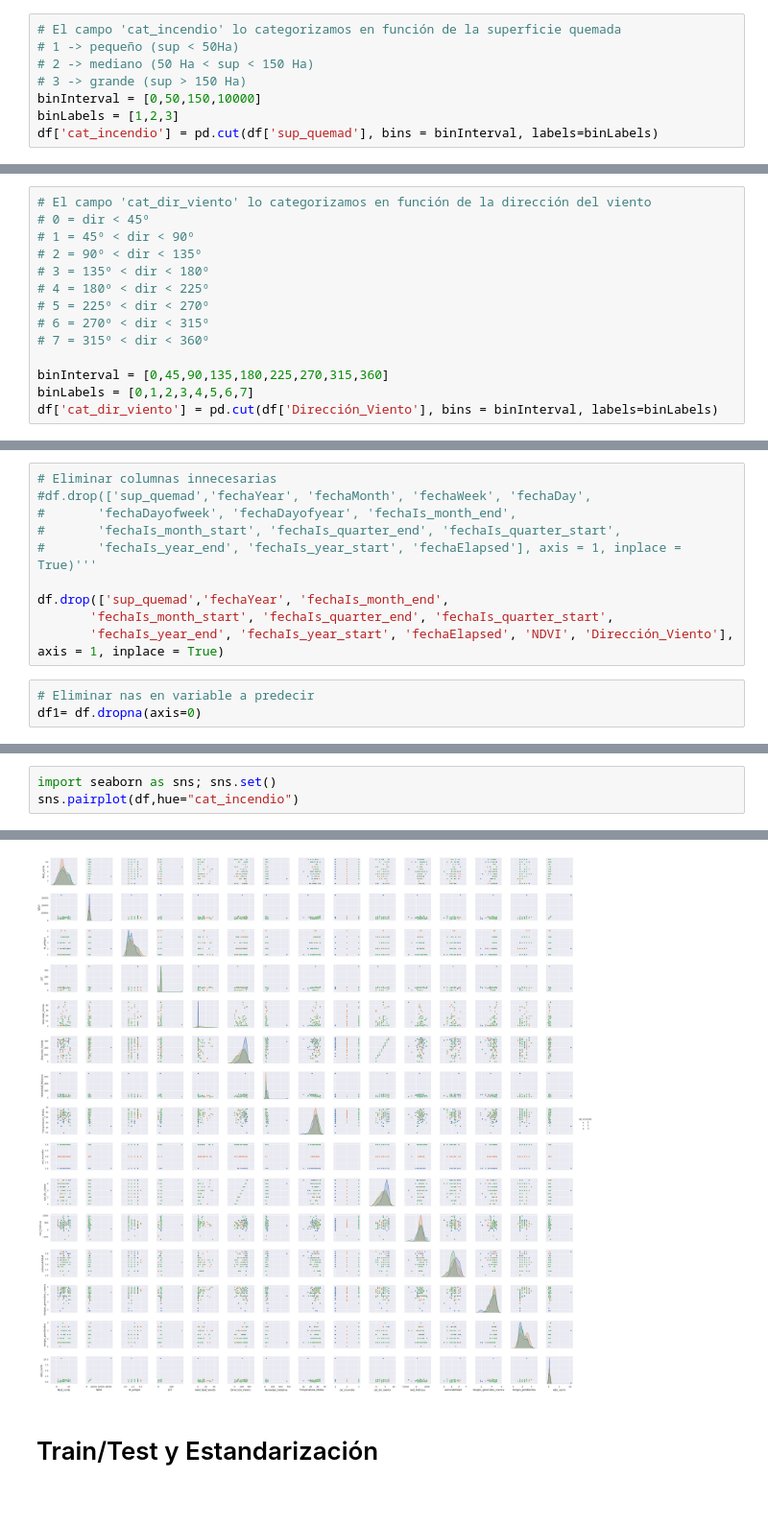
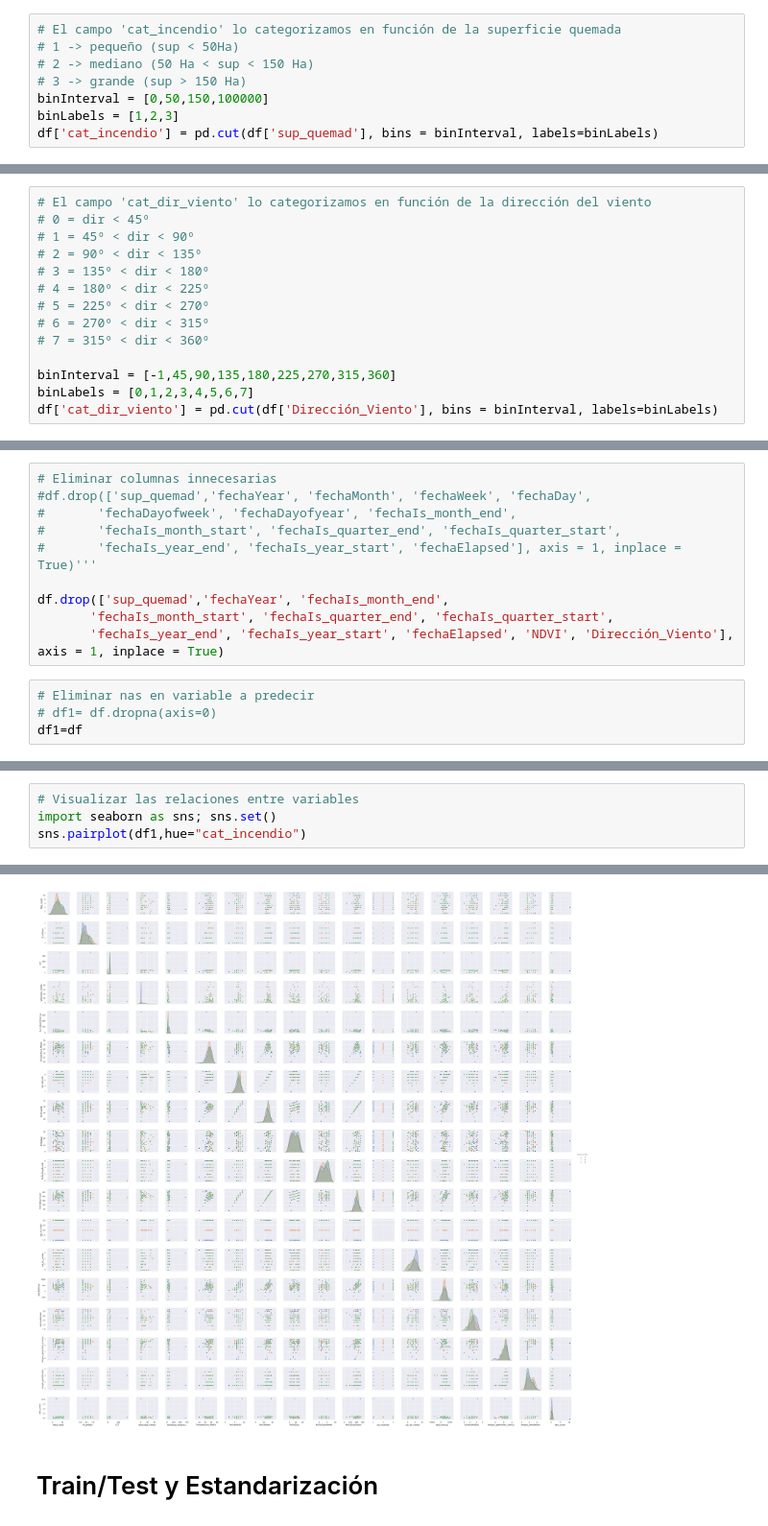
Before and after one commit to fire-classifying/fireclass, a Jupyter notebook: Proyecto_Incendios_v_1.ipynb, the cells around one changed output, grey strips where cells are left out. Shown at 96% size. Drawn from its saved outputs; the diff is of its cells as text.

```diff
--- a/Proyecto_Incendios_v_1.ipynb
+++ b/Proyecto_Incendios_v_1.ipynb
@@ -200,6 +198,6 @@ TypeError: ignored
 # 1 -> pequeño (sup < 50Ha)
 # 2 -> mediano (50 Ha < sup < 150 Ha)
 # 3 -> grande (sup > 150 Ha)
-binInterval = [0,50,150,10000]
+binInterval = [0,50,150,100000]
 binLabels = [1,2,3]
 df['cat_incendio'] = pd.cut(df['sup_quemad'], bins = binInterval, labels=binLabels)
@@ -222,7 +212,7 @@ df[df.isna().any(axis=1)]
 # 6 = 270º < dir < 315º
 # 7 = 315º < dir < 360º
 
-binInterval = [0,45,90,135,180,225,270,315,360]
+binInterval = [-1,45,90,135,180,225,270,315,360]
 binLabels = [0,1,2,3,4,5,6,7]
 df['cat_dir_viento'] = pd.cut(df['Dirección_Viento'], bins = binInterval, labels=binLabels)
 # %%
@@ -297,7 +285,8 @@ df.drop(['sup_quemad','fechaYear', 'fechaIs_month_end',
        'fechaIs_year_end', 'fechaIs_year_start', 'fechaElapsed', 'NDVI', 'Dirección_Viento'], axis = 1, inplace = True)
 # %%
 # Eliminar nas en variable a predecir
-df1= df.dropna(axis=0)
+# df1= df.dropna(axis=0)
+df1=df
 # %%
 df1.head()
 # %% [output]
@@ -357,8 +319,9 @@ Name: cat_dir_viento, Length: 106, dtype: object
 # %%
+# Visualizar las relaciones entre variables
 import seaborn as sns; sns.set()
-sns.pairplot(df,hue="cat_incendio")
+sns.pairplot(df1,hue="cat_incendio")
 # %% [output]
 <seaborn.axisgrid.PairGrid at 0x...>
-[figure, old version]
+[figure, new version]
 # %% [markdown]
 # Train/Test y Estandarización
```
Also changed, not shown: parts of 16 cells of this notebook.
